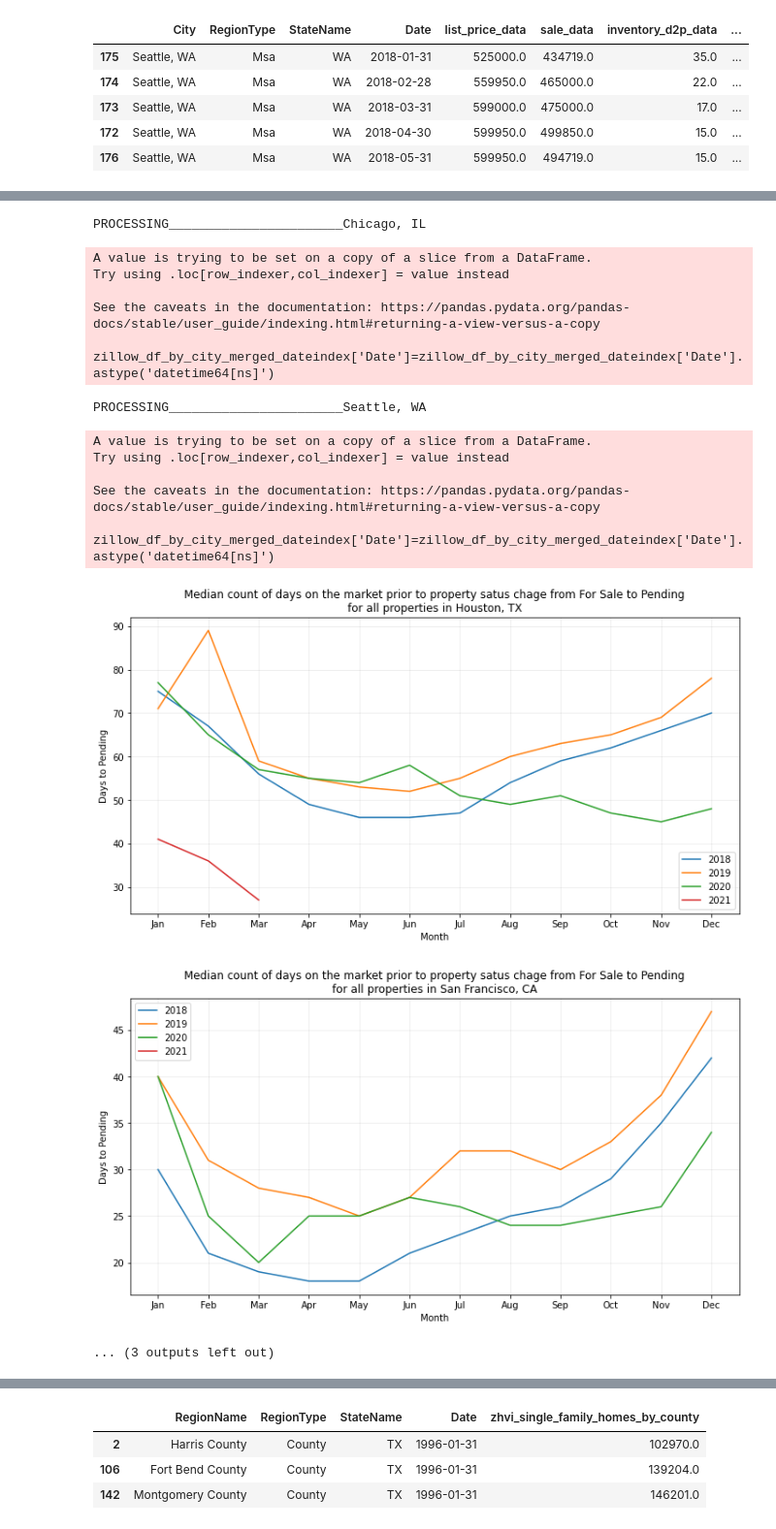
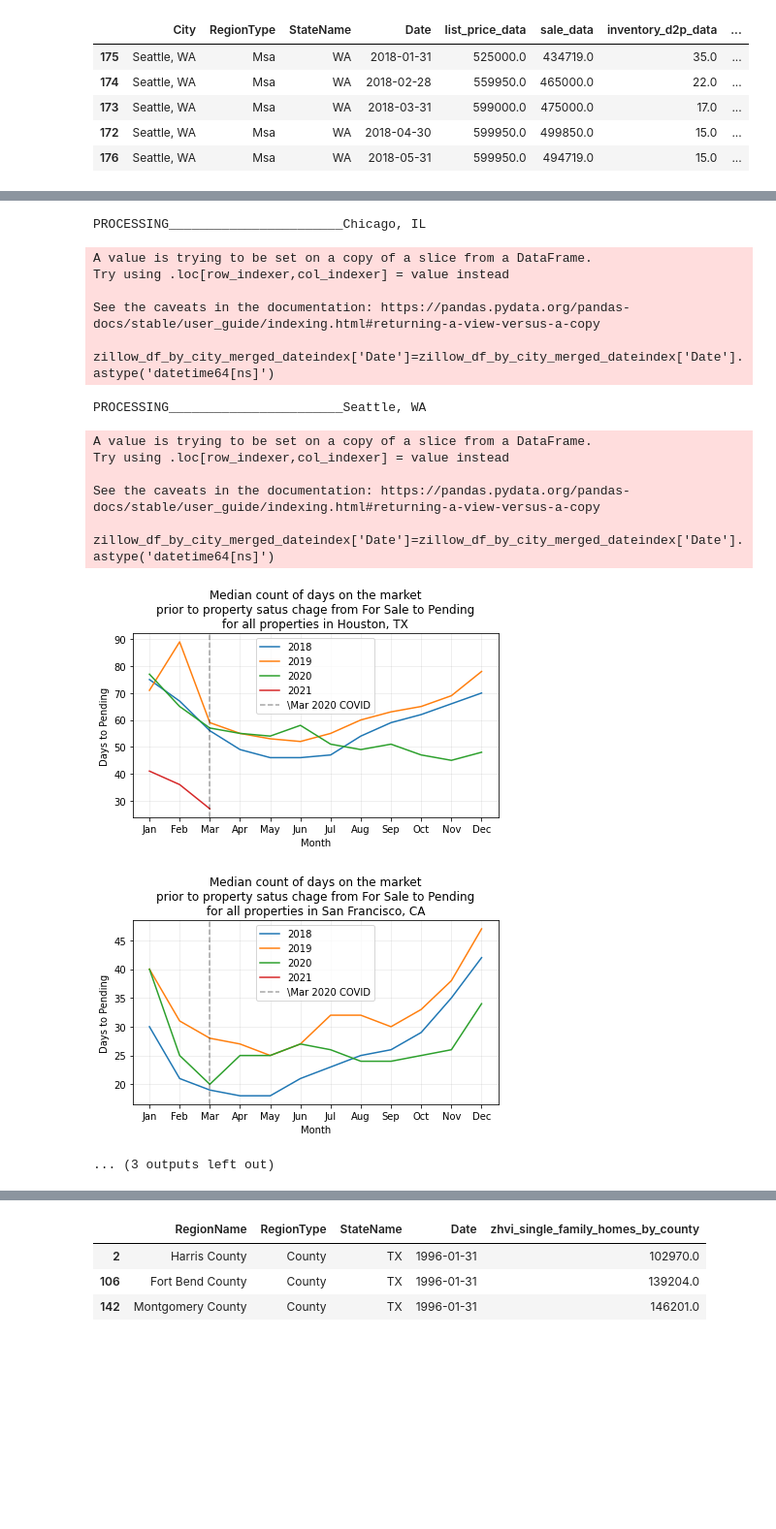
Before and after one commit to i-am-phoenix/Demo, a Jupyter notebook: zillow_data_cleaning_functions.ipynb, the cells around one changed output, grey strips where cells are left out. Shown at 97% size. Saved outputs shown, nothing was run; the diff lists cells and outputs as text; code cells hidden in the pictures; blank space fills up the shorter version.

Commit message:
added covid data

```diff
--- a/zillow_data_cleaning_functions.ipynb
+++ b/zillow_data_cleaning_functions.ipynb
@@ -286,7 +286,7 @@ for city in chosen_cities:
     zillow_df_by_city_merged_dateindex['Date']=zillow_df_by_city_merged_dateindex['Date'].astype('datetime64[ns]')
     zillow_df_by_city_merged_dateindex=zillow_df_by_city_merged_dateindex.sort_values('Date')
 
-    plt.figure(figsize=(10, 6))
+    plt.figure(figsize=(6, 4))
     plt.plot(zillow_df_by_city_merged_dateindex['Date'],
                zillow_df_by_city_merged_dateindex['list_price_data'],
             'tab:orange',
@@ -381,7 +381,7 @@ for city in chosen_cities:
 
     plt.xlabel("Date")
     plt.ylabel("Days to pending")
-    plt.title(f"Median count of days on the market prior to property satus chage from For Sale to Pending\nfor all property types")
+    plt.title(f"Median count of days on the market\nprior to property satus chage from For Sale to Pending\nfor all property types")
     plt.grid(alpha=0.25)
     plt.xticks(rotation=90)
     plt.tight_layout()
@@ -524,16 +516,20 @@ for city in chosen_cities:
     zillow_df_by_city_merged_dateindex['Date']=zillow_df_by_city_merged_dateindex['Date'].astype('datetime64[ns]')
     zillow_df_by_city_merged_dateindex=zillow_df_by_city_merged_dateindex.sort_values('Date')
 
-    fig, ax = plt.subplots(figsize=(12, 6))
+    fig, ax = plt.subplots(figsize=(6, 4))
     for label, grp in zillow_df_by_city_merged_dateindex.groupby('Year'):
         grp.plot(x = 'MonthNumeric', y = 'inventory_d2p_data',ax = ax, label = label)
         counter+=1
     plt.xlabel("Month")
     plt.ylabel("Days to Pending")
-    plt.title(f"Median count of days on the market prior to property satus chage from For Sale to Pending\nfor all properties in {zillow_df_by_city_merged_dateindex['City'].unique()[0]}")
+    plt.title(f"Median count of days on the market\nprior to property satus chage from For Sale to Pending\nfor all properties in {zillow_df_by_city_merged_dateindex['City'].unique()[0]}")
     plt.grid(alpha=0.25)
+
+    plt.axvline(3, c='k', alpha=0.35, label="\Mar 2020 COVID", linestyle='--')
+
     plt.xticks(np.arange(1,13,1),['Jan', 'Feb', 'Mar', 'Apr', 'May', 'Jun', 'Jul', 'Aug', 'Sep', 'Oct', 'Nov', 'Dec'])
     plt.legend()
+    plt.tight_layout()
 
     city_formatted=city.split(",")[0].replace(" ", "_")
 
@@ -544,33 +540,33 @@ for city in chosen_cities:
 PROCESSING_______________________Houston, TX
 A value is trying to be set on a copy of a slice from a DataFrame.
 Try using .loc[row_indexer,col_indexer] = value instead
 
 See the caveats in the documentation: https://pandas.pydata.org/pandas-docs/stable/user_guide/indexing.html#returning-a-view-versus-a-copy
   zillow_df_by_city_merged_dateindex['Date']=zillow_df_by_city_merged_dateindex['Date'].astype('datetime64[ns]')
 PROCESSING_______________________San Francisco, CA
 A value is trying to be set on a copy of a slice from a DataFrame.
 Try using .loc[row_indexer,col_indexer] = value instead
 
 See the caveats in the documentation: https://pandas.pydata.org/pandas-docs/stable/user_guide/indexing.html#returning-a-view-versus-a-copy
   zillow_df_by_city_merged_dateindex['Date']=zillow_df_by_city_merged_dateindex['Date'].astype('datetime64[ns]')
 PROCESSING_______________________New York, NY
 A value is trying to be set on a copy of a slice from a DataFrame.
 Try using .loc[row_indexer,col_indexer] = value instead
 
 See the caveats in the documentation: https://pandas.pydata.org/pandas-docs/stable/user_guide/indexing.html#returning-a-view-versus-a-copy
   zillow_df_by_city_merged_dateindex['Date']=zillow_df_by_city_merged_dateindex['Date'].astype('datetime64[ns]')
 PROCESSING_______________________Chicago, IL
 A value is trying to be set on a copy of a slice from a DataFrame.
 Try using .loc[row_indexer,col_indexer] = value instead
 
 See the caveats in the documentation: https://pandas.pydata.org/pandas-docs/stable/user_guide/indexing.html#returning-a-view-versus-a-copy
   zillow_df_by_city_merged_dateindex['Date']=zillow_df_by_city_merged_dateindex['Date'].astype('datetime64[ns]')
 PROCESSING_______________________Seattle, WA
 A value is trying to be set on a copy of a slice from a DataFrame.
 Try using .loc[row_indexer,col_indexer] = value instead
 
 See the caveats in the documentation: https://pandas.pydata.org/pandas-docs/stable/user_guide/indexing.html#returning-a-view-versus-a-copy
   zillow_df_by_city_merged_dateindex['Date']=zillow_df_by_city_merged_dateindex['Date'].astype('datetime64[ns]')
-[figure, old version]
+[figure, new version]
-[figure, old version]
+[figure, new version]
 ... (3 outputs left out)
```
Also changed, not shown: parts of 3 cells of this notebook, 19 other files.
